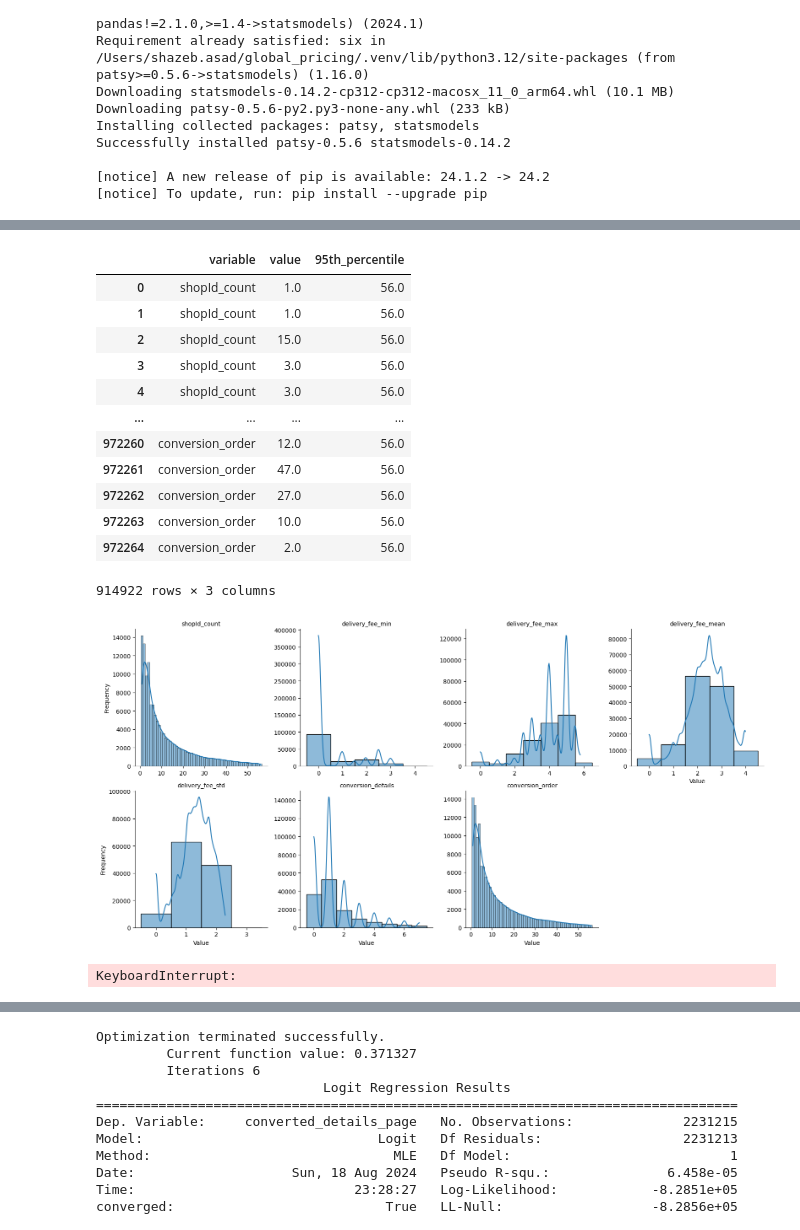
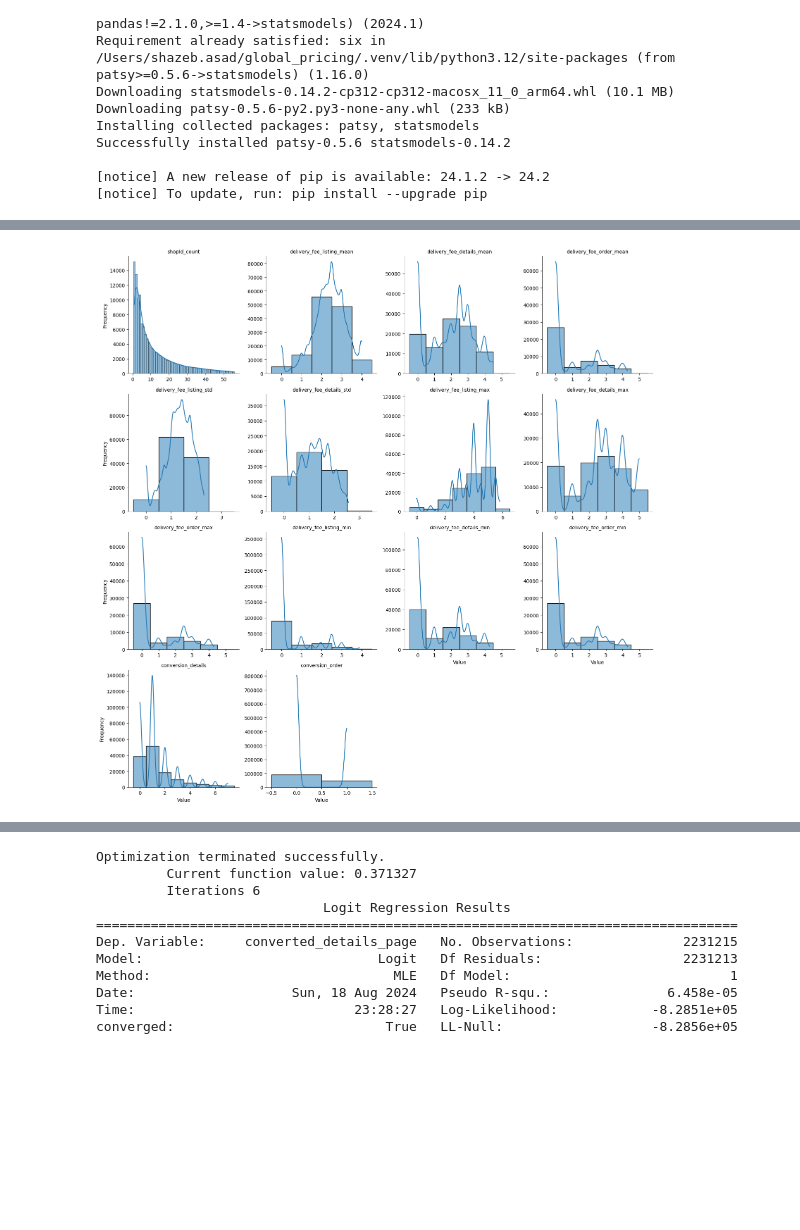
Before and after one commit to shazebasad-dh/https---github.com-deliveryhero-global_pricing, a Jupyter notebook: team/Shazeb/Impressions_data/analysis.ipynb, the cells around one changed output, grey strips where cells are left out. Cells and saved outputs as stored; diff of their text form; code cells hidden in the pictures; blank space fills up the shorter version.

```diff
--- a/team/Shazeb/Impressions_data/analysis.ipynb
+++ b/team/Shazeb/Impressions_data/analysis.ipynb
@@ -270,0 +270,36 @@ a_df.to_csv('session_keys.csv', index=False)
+# %%
+# group data on session level
+result = details.groupby('session_key').agg({
+    'shopId': 'count',
+    'delivery_fee_listing': ['min', 'max', 'mean', 'std'],
+    'delivery_fee_details': ['min', 'max', 'mean', 'std'],
+    'delivery_fee_order': ['min', 'max', 'mean', 'std'],
+    'converted_details_page': 'sum',
+    'converted_order':'sum'
+})
+
+result = result.reset_index()
+
+result.columns = ['session_keys','shopId_count', 'delivery_fee_listing_min', 'delivery_fee_listing_max', 'delivery_fee_listing_mean', 'delivery_fee_listing_std',
+                  'delivery_fee_details_min', 'delivery_fee_details_max', 'delivery_fee_details_mean', 'delivery_fee_details_std',
+                  'delivery_fee_order_min', 'delivery_fee_order_max', 'delivery_fee_order_mean', 'delivery_fee_order_std'
+                  ,'conversion_details','conversion_order']
+
+
+result = result[['session_keys','shopId_count', 'delivery_fee_listing_mean', 'delivery_fee_details_mean', 'delivery_fee_order_mean','delivery_fee_listing_std',
+                 'delivery_fee_details_std','delivery_fee_order_std','delivery_fee_listing_max','delivery_fee_details_max','delivery_fee_order_max',
+                 'delivery_fee_listing_min','delivery_fee_details_min','delivery_fee_order_min','conversion_details','conversion_order']]
+
+
+# #data checks to ensure two orders are not being created for the same session
+# # a = result[result['conversion_order'] > 1]['session_key']
+# # a_df = a.to_frame()
+# # a_df.to_csv('session_keys.csv', index=False)
+
+# #details[(details['session_key'] == '+7rRdfTKaQno5YS6X1z+MA==') & (details['converted_order'] == 1)]
+
+
+#remove sessions with more than 1 order creation (temp)
+result = result[result['conversion_order'] <= 1]
+
+print(result)
@@ -287,52 +347,26 @@ descriptive_stats.style \
-# %%
-long_df
-# %% [output]
-|  | variable | value | 95th_percentile |
-| 0 | shopId_count | 1.0 | 56.0 |
-| 1 | shopId_count | 1.0 | 56.0 |
-| 2 | shopId_count | 15.0 | 56.0 |
-| 3 | shopId_count | 3.0 | 56.0 |
-| 4 | shopId_count | 3.0 | 56.0 |
-| ... | ... | ... | ... |
-| 972260 | conversion_order | 12.0 | 56.0 |
-| 972261 | conversion_order | 47.0 | 56.0 |
-| 972262 | conversion_order | 27.0 | 56.0 |
-| 972263 | conversion_order | 10.0 | 56.0 |
-| 972264 | conversion_order | 2.0 | 56.0 |
-914922 rows × 3 columns
 # %%
 long_df = pd.melt(result)
 
-long_df = long_df[~long_df['variable'].isin(['session_key'])]
+long_df = long_df[~long_df['variable'].isin(['session_keys'])]
 
 long_df['value'] = long_df['value'].astype(float)
 
 percentiles = long_df.groupby('variable')['value'].quantile(0.95).reset_index()
 percentiles.rename(columns={'value': '95th_percentile'}, inplace=True)
 
 long_df = pd.merge(long_df, percentiles, on='variable')
 
 long_df = long_df[long_df['value'] <= long_df['95th_percentile']]
 
 g = sns.FacetGrid(long_df, col="variable", col_wrap=4, height=4, sharex=False, sharey=False)
 
 g.map(sns.histplot, "value", kde=True, discrete=True)
 
 g.set_titles("{col_name}")
 g.set_axis_labels("Value", "Frequency")
 plt.tight_layout()
 
 # Show the plot
 plt.show()
 # %% [output]
-[figure, old version]
+[figure, new version]
-# %%
-result['shopId_count'].describe()
-
-result['shopId_count'].plot(kind='bar', color='skyblue')
-plt.title('Summary Statistics of shopId_count')
-plt.ylabel('Value')
-plt.xticks(rotation=45)
-plt.show()
-# %% [output]
-KeyboardInterrupt:
```
Also changed, not shown: parts of 33 cells of this notebook, 2 other files.
